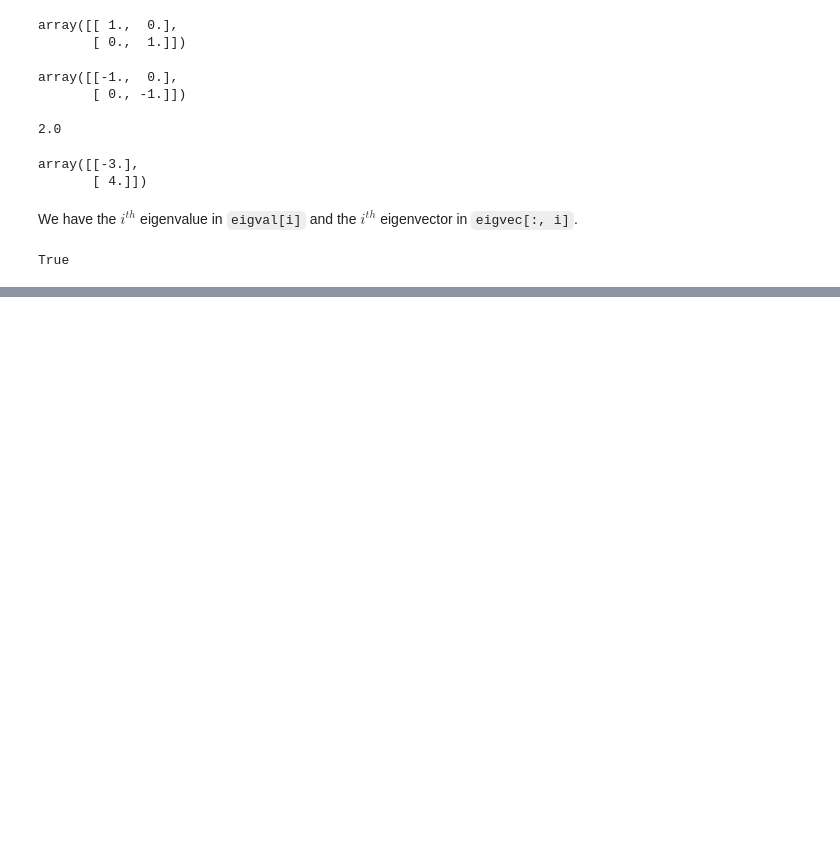
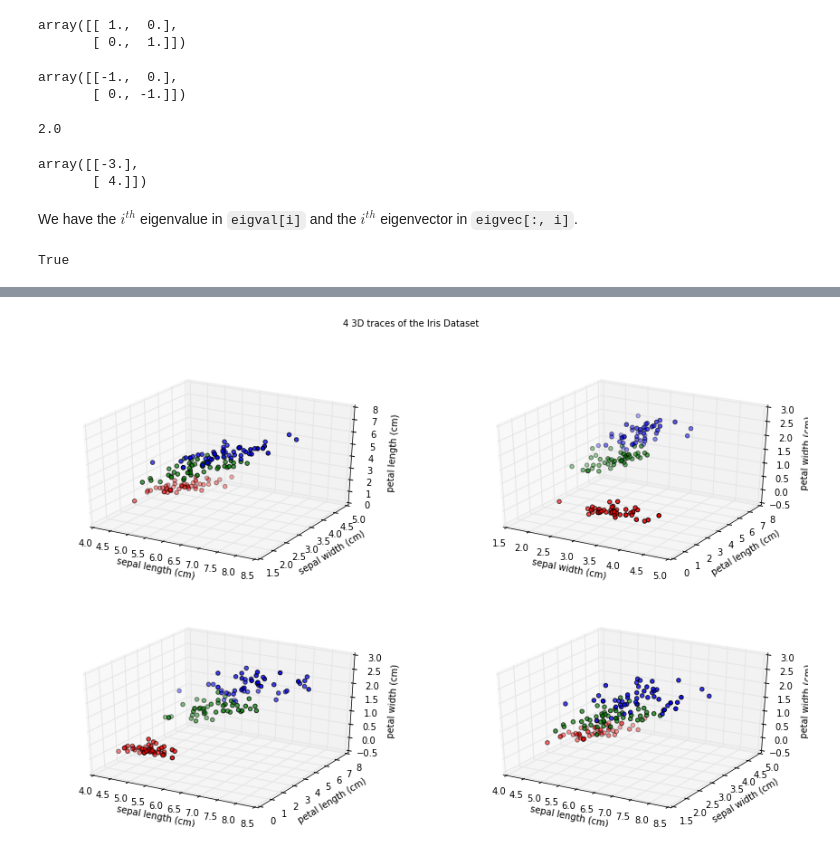
Before and after one commit to ricedatasci/workshop1-numpy-pandas, a Jupyter notebook: intro-to-numpy.ipynb, the cells around one changed output, grey strips where cells are left out. Cells and saved outputs as stored; diff of their text form; code cells hidden in the pictures; blank space fills up the shorter version.

```diff
--- a/intro-to-numpy.ipynb
+++ b/intro-to-numpy.ipynb
@@ -16,14 +16,8 @@ import matplotlib.pyplot as plt # common abbreviation
 #   rendered in the notebook.
 %matplotlib inline
 
-#   Sets up some matplotlib parameters telling it to set a larger figure size,
-#   as well as use LaTeX for figure captions, titles, legend texts, etc...
-#
-#   We include the figure dpi setting so that our LaTeX looks nice, otherwise
-#   we run into some ugly pixelation artifacts.
+#   Sets up some matplotlib parameters telling it to set a larger figure size
 plt.rcParams['figure.figsize'] = (15, 9)
-plt.rcParams['text.usetex'] = True
-plt.rcParams['figure.dpi'] = 300
 # %% [markdown]
 ## The `ndarray`
 
@@ -293,13 +234,0 @@ color_labels = list(map(lambda key: colormap[key], labels))
-# %%
-from mpl_toolkits.mplot3d import Axes3D
-from matplotlib.gridspec import GridSpec
-
-gs = GridSpec(2,2)
-
-for ind, data, feature_labels in zip(range(len(plot_arrays)), plot_arrays, plot_features):
-    ax = plt.subplot(gs[ind // 2, ind % 2], projection = '3d')
-    ax.scatter(*tuple(data), c=color_labels)
-
-    label_funcs = [ax.set_xlabel, ax.set_ylabel, ax.set_zlabel]
-    for label_func, label in zip(label_funcs, feature_labels):
-        label_func(label)
@@ -376,0 +481,19 @@ True
+# %%
+from mpl_toolkits.mplot3d import Axes3D
+from matplotlib.gridspec import GridSpec
+
+fig = plt.figure()
+gs = GridSpec(2,2)
+
+for ind, data, feature_labels in zip(range(4), plot_arrays, plot_features):
+    ax = fig.add_subplot(gs[ind // 2, ind % 2], projection = '3d')
+    ax.scatter(*tuple(data), c=color_labels)
+
+    label_funcs = [ax.set_xlabel, ax.set_ylabel, ax.set_zlabel]
+    for label_func, label in zip(label_funcs, feature_labels):
+        label_func(label)
+
+fig.suptitle('4 3D traces of the Iris Dataset')
+plt.show()
+# %% [output]
+[figure, added]
```
Also changed, not shown: parts of 49 cells of this notebook.
